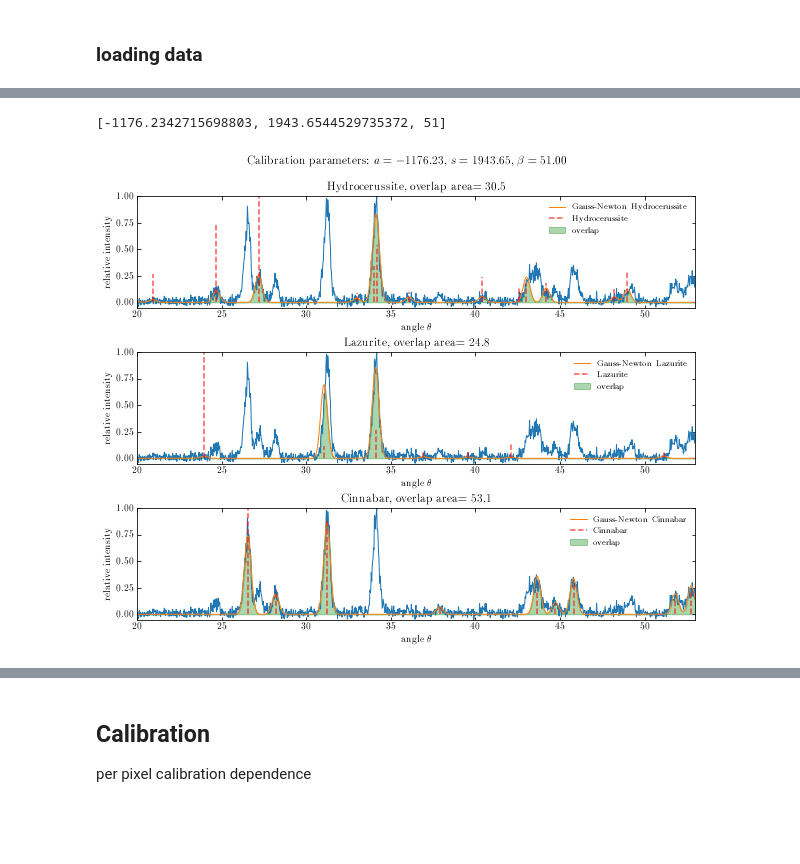
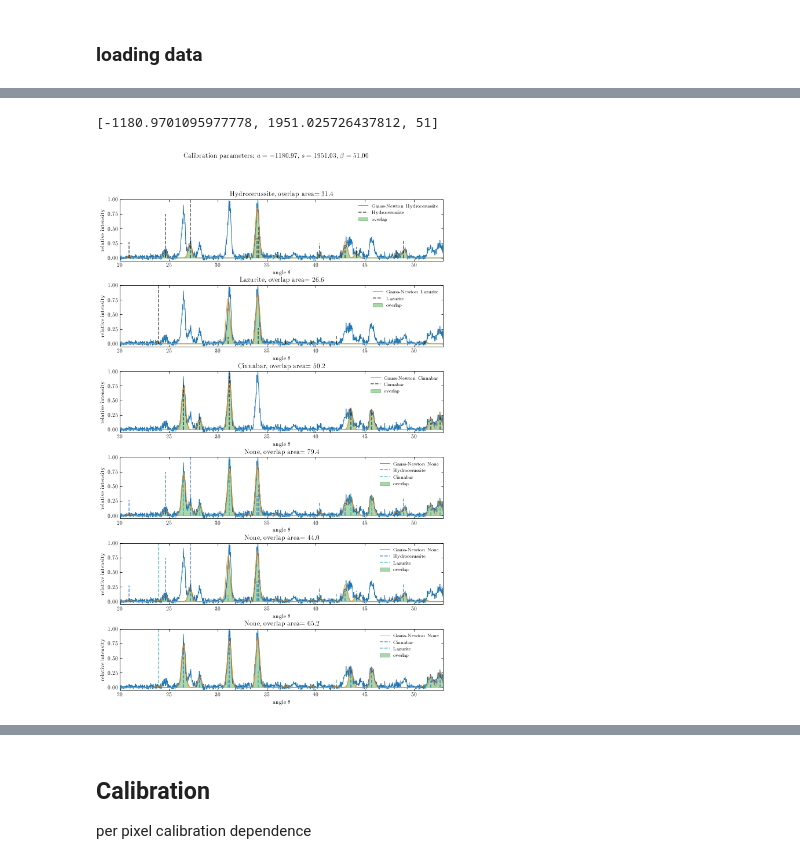
Before and after one commit to zpreisler/XRDXRFutils, a Jupyter notebook: gaussnewton.ipynb, the cells around one changed output, grey strips where cells are left out. Saved outputs shown, nothing was run; the diff lists cells and outputs as text; code cells hidden in the pictures; blank space fills up the shorter version.

```diff
--- a/gaussnewton.ipynb
+++ b/gaussnewton.ipynb
@@ -13,17 +13,22 @@ from multiprocessing import Pool
 path = '/home/zdenek/Projects/pyMaXRDXRF/M491/ProfiloXRD/'
 
 
-data = DataXRD().load_h5(path + 'data.h5')
+data = DataXRD().load_h5(path + 'xrd.h5')
 data.opt = [-1186.6, 1960.3, 51]
 
 database = DatabaseXRD().read_cifs('/home/zdenek/Projects/XRDXRFutils/Database')
 
 lazurite = database['Lazurite'][0]
 hydrocerussite = database['Hydrocerussite'][0]
-cinnabar = database['Cinnabar'][2]
+cinnabar = database['Cinnabar'][1]
 barite = database['Barite'][0]
 spinel = database['Spinel'][0]
 calcite = database['Calcite'][0]
+hematite = database['Hematite'][4]
 
 phases = PhaseList([hydrocerussite,lazurite,cinnabar])
+phases = PhaseList([hydrocerussite,lazurite,cinnabar,
+                    PhaseList([hydrocerussite,cinnabar]),
+                    PhaseList([hydrocerussite,lazurite]),
+                    PhaseList([cinnabar,lazurite])])
 # %% [output]
@@ -43,7 +48,7 @@ class PhaseSearch(list):
         for g in self:
             g.opt = self.opt
 
-    def minimize_gamma(self,n=4):
+    def minimize_gamma(self,n=8):
         for g in self:
             for i in range(n):
                 g.minimize_gamma()
@@ -72,7 +77,7 @@ class PhaseSearch(list):
 
         return selected
 
-    def theta_correction(self,n=4):
+    def theta_correction(self,n=8):
         for i in range(n):
             self.select().calibration()
 
@@ -139,33 +144,40 @@ Wall time: 1min 42s
 # %%
 %matplotlib inline
+
 r = result[1600]
 #r = result[160]
 #r = result[2905]
+#r = result[5878]
 
-fig,ax = subplots(len(r),1,figsize=(10,7))
+#loc_phases = PhaseList([PhaseList([hydrocerussite,cinnabar])])
+#loc_phase_search = PhaseSearch(loc_phases,r.spectra).search()
+
+fig,ax = subplots(len(r),1,figsize=(10,14))
 fig.subplots_adjust(hspace=0.4,bottom=0.06,top=0.9)
 print(r.opt)
 
 fig.suptitle(r'Calibration parameters: $a = %.2f$, $s=%.2f$, $\beta=%.2f$'%(r.opt[0],r.opt[1],r.opt[2]))
 
 for i,g in enumerate(r):
 
     sca(ax[i])
 
     ax[i].set_title('%s, overlap area= %.1f'%(g.label,g.overlap_area()))
     g.plot_spectra(lw=1)
     g.plot('-',label='Gauss-Newton %s'%g.label,lw=1)
-    g.phase.plot('r',alpha=0.66)
+    #g.phase.plot('r',alpha=0.66)
+    g.phase.plot(alpha=0.66)
 
     fill_between(g.theta,g.overlap(),color='g',alpha=0.33,label='overlap')
 
     legend(frameon=False)
     ylim(-0.05,1)
     xlim(20,53)
     xlabel(r'angle $\theta$')
     ylabel(r'relative intensity')
 
 #savefig('doc/calibrated_phases.png')
+#savefig('doc/calibrated_phases.pdf')
 # %% [output]
-[-1176.2342715698803, 1943.6544529735372, 51]
+[-1180.9701095977778, 1951.025726437812, 51]
-[figure, old version]
+[figure, new version]
```
Also changed, not shown: parts of 17 cells of this notebook, 5 other files.
